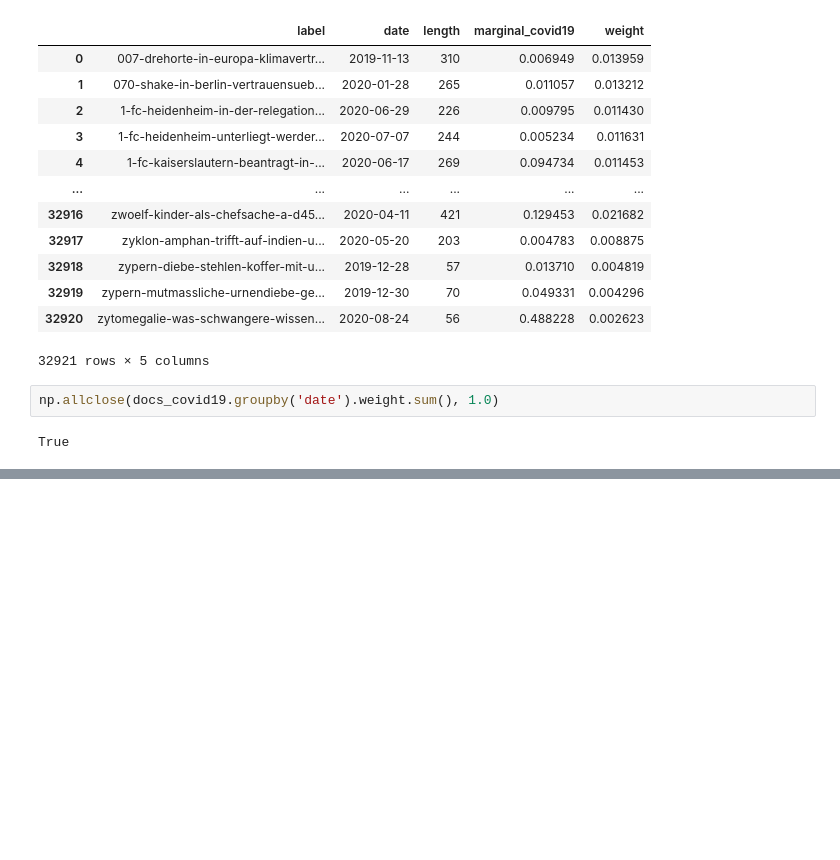
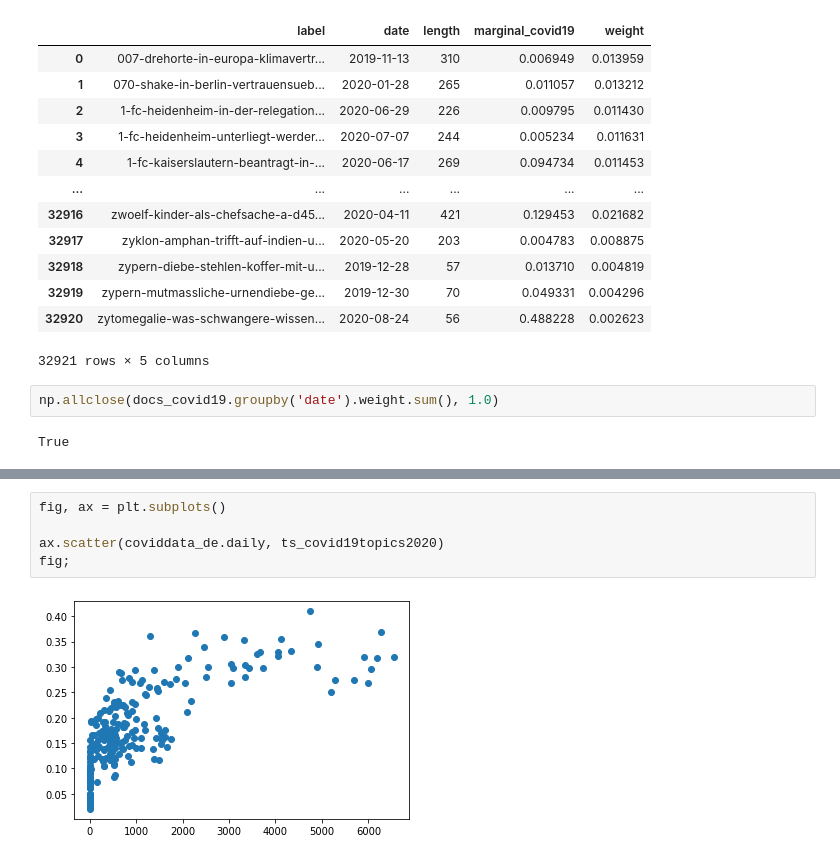
Before and after one commit to WZBSocialScienceCenter/tm_corona, a Jupyter notebook: tm_analysis.ipynb, the cells around one changed output, grey strips where cells are left out. Drawn from its saved outputs; the diff is of its cells as text; blank space fills up the shorter version.

```diff
--- a/tm_analysis.ipynb
+++ b/tm_analysis.ipynb
@@ -347,0 +390,7 @@ fig;
+# %%
+fig, ax = plt.subplots()
+
+ax.scatter(coviddata_de.daily, ts_covid19topics2020)
+fig;
+# %% [output]
+[figure, added]
```
Also changed, not shown: parts of 15 cells of this notebook, 1 other file.
